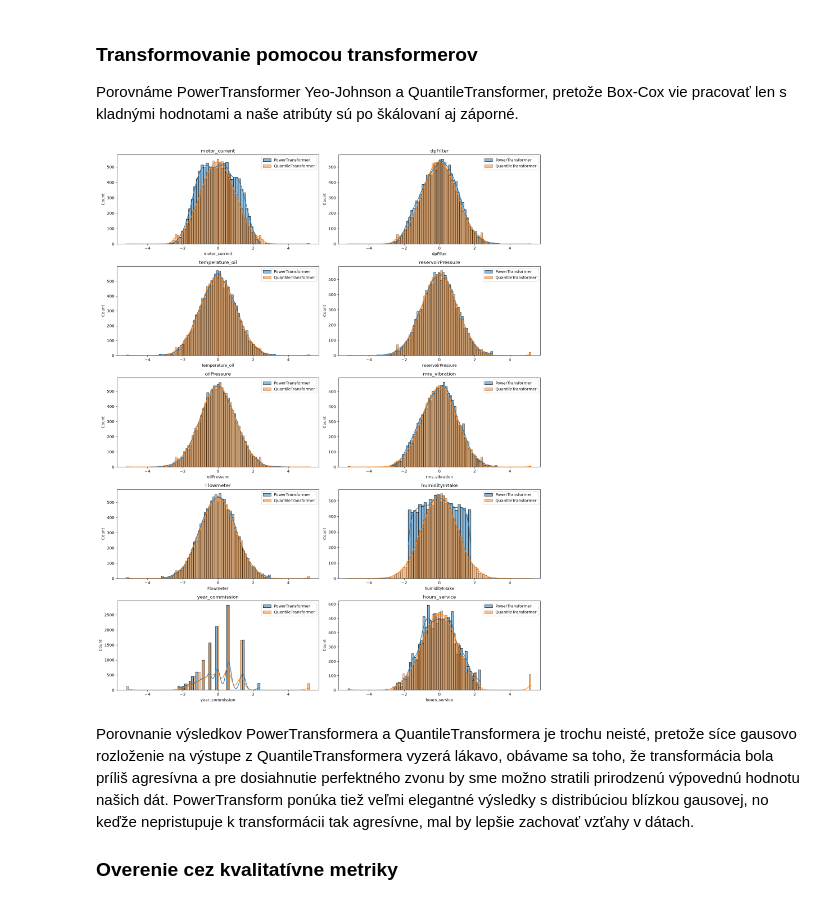
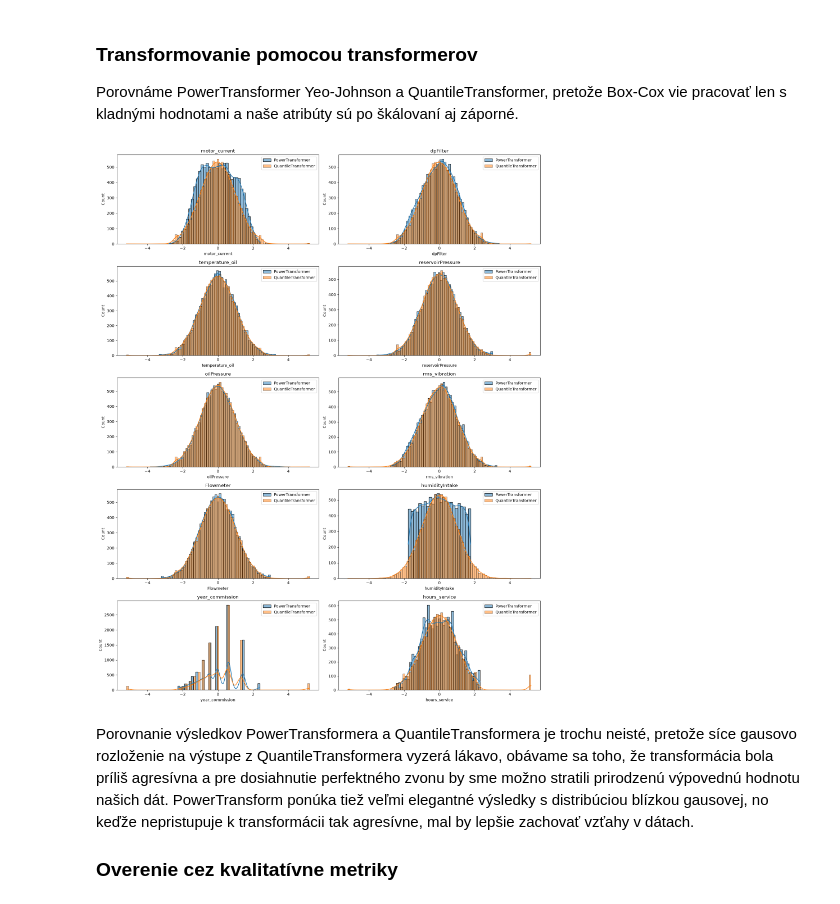
Before and after one commit to Langos428/IAU_projekt, a Jupyter notebook: faza2.ipynb, the cells around one changed output. Cells and saved outputs as stored; diff of their text form; code cells hidden in the pictures.

```diff
--- a/faza2.ipynb
+++ b/faza2.ipynb
@@ -136,9 +131,0 @@ Chybajúcich hodnôt je veľa napr. počet chýbajúcich hodnôt pre `hours_serv
-# %%
-imputer = sklearn.impute.KNNImputer(n_neighbors=5)
-X_train = pd.DataFrame(
-    imputer.fit_transform(X_train),
-    columns=X_train.columns,
-    index=X_train.index
-)
-
-print("Pocet chybajucich hodnot po imputacii:", X_train.isnull().sum().sum())
@@ -174,14 +140,14 @@ Máme podľa zadania použiť 2 metódy škálovania, a keďže sme sa v predoš
 
 scaled_cols = [col for col in X_train.columns if col not in ["dutyClass", "version_firmware_1", "version_firmware_2", "version_firmware_3"]]
 
-scaler = sklearn.preprocessing.StandardScaler()
+standard_scaler = sklearn.preprocessing.StandardScaler()
 standard_scaled = X_train.copy()
-standard_scaled[scaled_cols] = scaler.fit_transform(X_train[scaled_cols])
+standard_scaled[scaled_cols] = standard_scaler.fit_transform(X_train[scaled_cols])
 
 
-scaler = sklearn.preprocessing.RobustScaler()
+robust_scaler = sklearn.preprocessing.RobustScaler()
 robust_scaled = X_train.copy()
-robust_scaled[scaled_cols] = scaler.fit_transform(X_train[scaled_cols])
+robust_scaled[scaled_cols] = robust_scaler.fit_transform(X_train[scaled_cols])
 
 
 fig, axs = plt.subplots(5, 2, figsize=(16, 20))
@@ -202,0 +212,14 @@ plt.show()
+# %%
+# Vygreslime histogramy pre pre všetky atribúty z X_train_imputed_orig okrem dutyClass, version_firmware (1,2,3)
+
+fig, axs = plt.subplots(5, 2, figsize=(16, 20))
+attributes = [col for col in X_train_imputed_orig.columns if col not in ["dutyClass", "version_firmware_1", "version_firmware_2", "version_firmware_3"]]
+for i, attr in enumerate(attributes):
+    row = i // 2
+    col = i % 2
+    sns.histplot(X_train_imputed_orig[attr], ax=axs[row, col], kde=True)
+    axs[row, col].set_title(attr)
+    axs[row, col].set_xlabel(attr)
+    axs[row, col].set_ylabel("Count")
+fig.tight_layout()
+plt.show()
@@ -205,33 +230,33 @@ plt.show()
 
 Porovnáme PowerTransformer Yeo-Johnson a QuantileTransformer, pretože Box-Cox vie pracovať len s kladnými hodnotami a naše atribúty sú po škálovaní aj záporné.
 # %%
-transformed_cols = [col for col in X_train.columns if col not in ["dutyClass", "version_firmware_1", "version_firmware_2", "version_firmware_3"]]
+transformed_cols = [col for col in X_train_imputed.columns if col not in ["dutyClass", "version_firmware_1", "version_firmware_2", "version_firmware_3"]]
 
 
 power = sklearn.preprocessing.PowerTransformer(method='yeo-johnson', standardize=True)
-power_transformed = robust_scaled.copy()
-power_transformed[transformed_cols] = power.fit_transform(robust_scaled[transformed_cols])
+power_transformed = X_train_imputed.copy()
+power_transformed[transformed_cols] = power.fit_transform(X_train_imputed[transformed_cols])
 
 
 quantile = sklearn.preprocessing.QuantileTransformer(n_quantiles=100, output_distribution="normal", random_state=0)
-quantile_transformed = robust_scaled.copy()
-quantile_transformed[transformed_cols] = quantile.fit_transform(robust_scaled[transformed_cols])
+quantile_transformed = X_train_imputed.copy()
+quantile_transformed[transformed_cols] = quantile.fit_transform(X_train_imputed[transformed_cols])
 
 
 fig, axs = plt.subplots(5, 2, figsize=(16, 20))
 axs = axs.ravel()
 
 for ax, column in zip(axs, transformed_cols):
     sns.histplot(power_transformed[column], ax=ax, kde=True, label="PowerTransformer")
     sns.histplot(quantile_transformed[column], ax=ax, kde=True, label="QuantileTransformer")
     ax.set_title(column)
     ax.set_xlabel(column)
     ax.set_ylabel("Count")
     ax.legend()
 fig.tight_layout()
 plt.show()
 # %% [output]
-[figure, old version]
+[figure, new version]
 # %% [markdown]
 Porovnanie výsledkov PowerTransformera a QuantileTransformera je trochu neisté, pretože síce gausovo rozloženie na výstupe z QuantileTransformera vyzerá lákavo, obávame sa toho, že transformácia bola príliš agresívna a pre dosiahnutie perfektného zvonu by sme možno stratili prirodzenú výpovednú hodnotu našich dát. PowerTransform ponúka tiež veľmi elegantné výsledky s distribúciou blízkou gausovej, no keďže nepristupuje k transformácii tak agresívne, mal by lepšie zachovať vzťahy v dátach.
 
```
Also changed, not shown: parts of 15 cells of this notebook.
